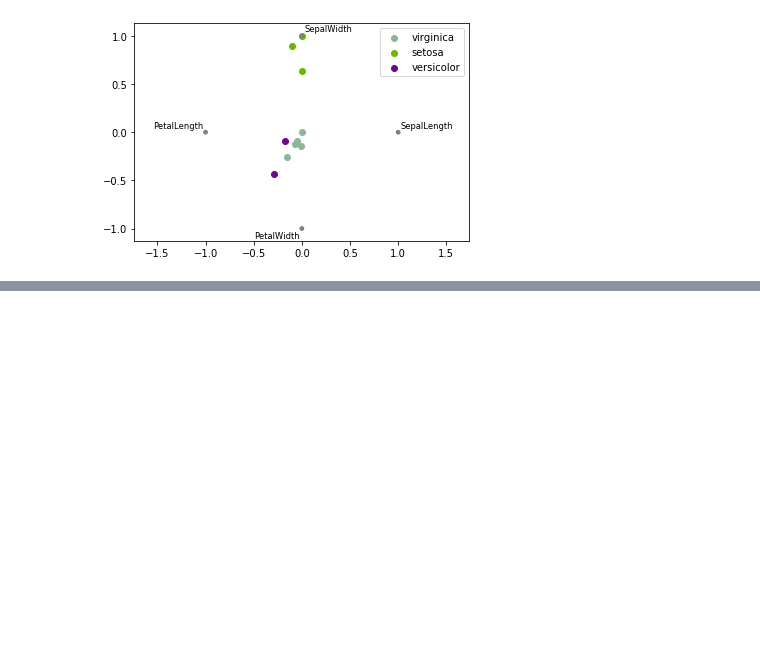
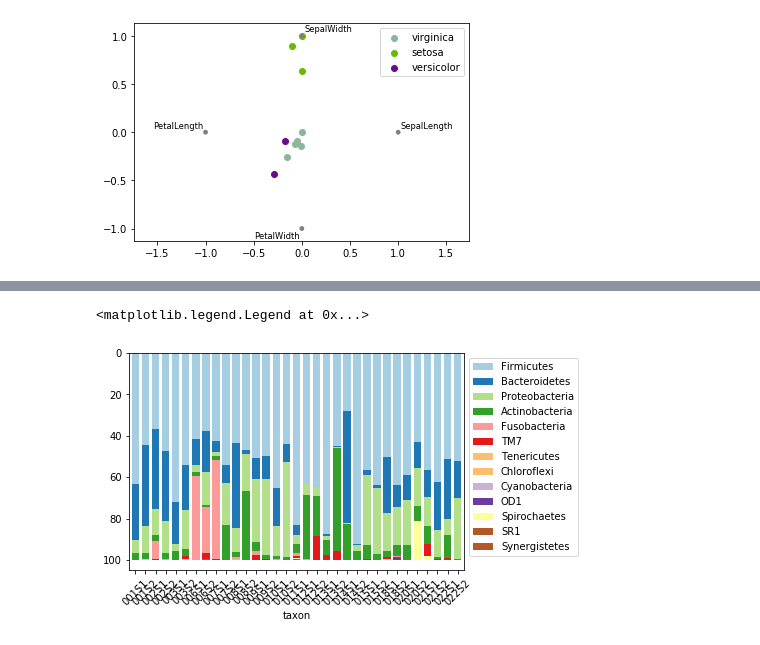
Before and after one commit to thuy1893/graphs, a Jupyter notebook: Python_graphs_1.ipynb, the cells around one changed output, grey strips where cells are left out. Cells and saved outputs as stored; diff of their text form; code cells hidden in the pictures; blank space fills up the shorter version.

```diff
--- a/Python_graphs_1.ipynb
+++ b/Python_graphs_1.ipynb
@@ -201,0 +253,11 @@ pd.plotting.radviz(df, 'Category')
+# %%
+df2 = pd.read_csv("phyla_noUn.csv")
+# %%
+ax = df2.plot.bar(stacked=True, x='taxon', rot=45, width=0.75, colormap='Paired')
+#the x='taxon' is to set the column 'taxon' as the lavels on the x-axis.]
+#for colormap, see: http://scipy.github.io/old-wiki/pages/Cookbook/Matplotlib/Show_colormaps
+ax.invert_yaxis()
+plt.legend(bbox_to_anchor=(1.0, 1.0))
+# %% [output]
+<matplotlib.legend.Legend at 0x...>
+[figure, added]
```
Also changed, not shown: parts of 10 cells of this notebook.
